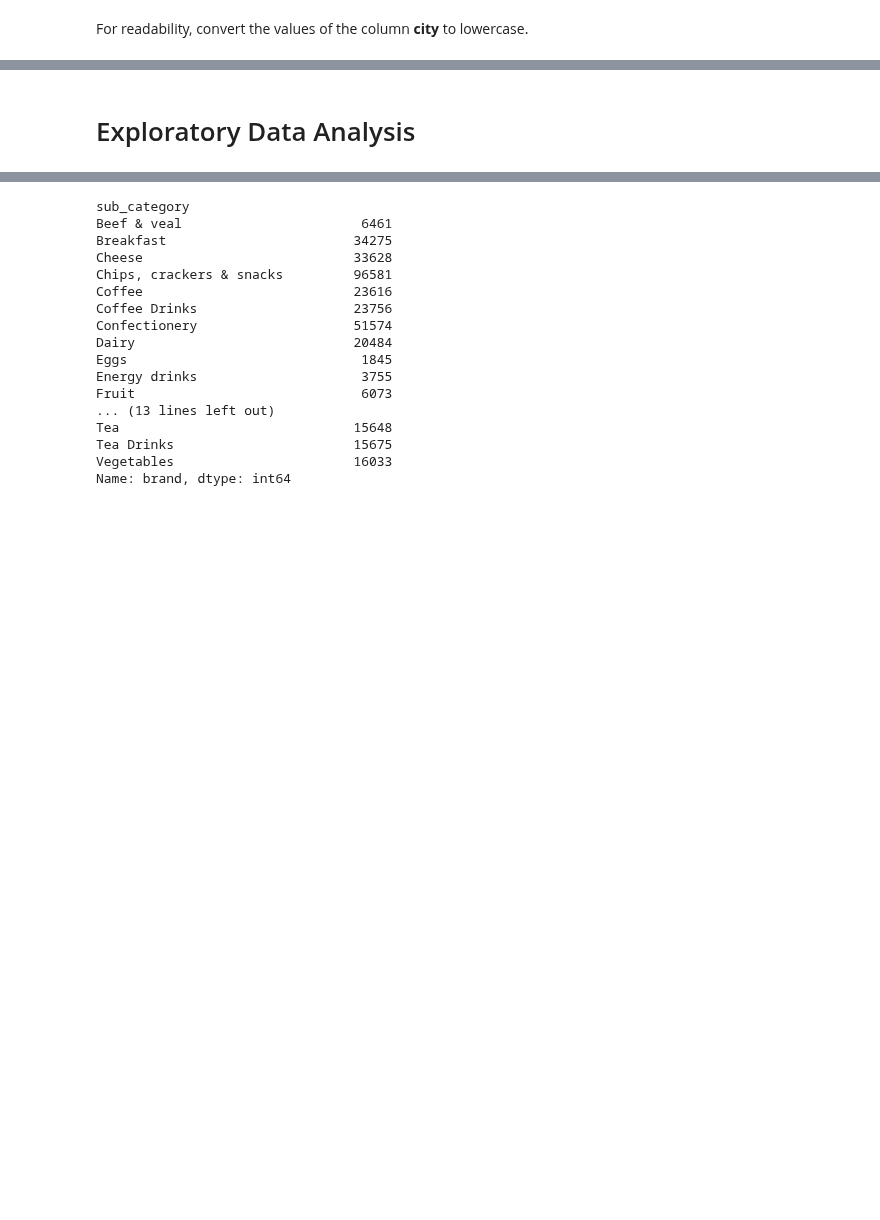
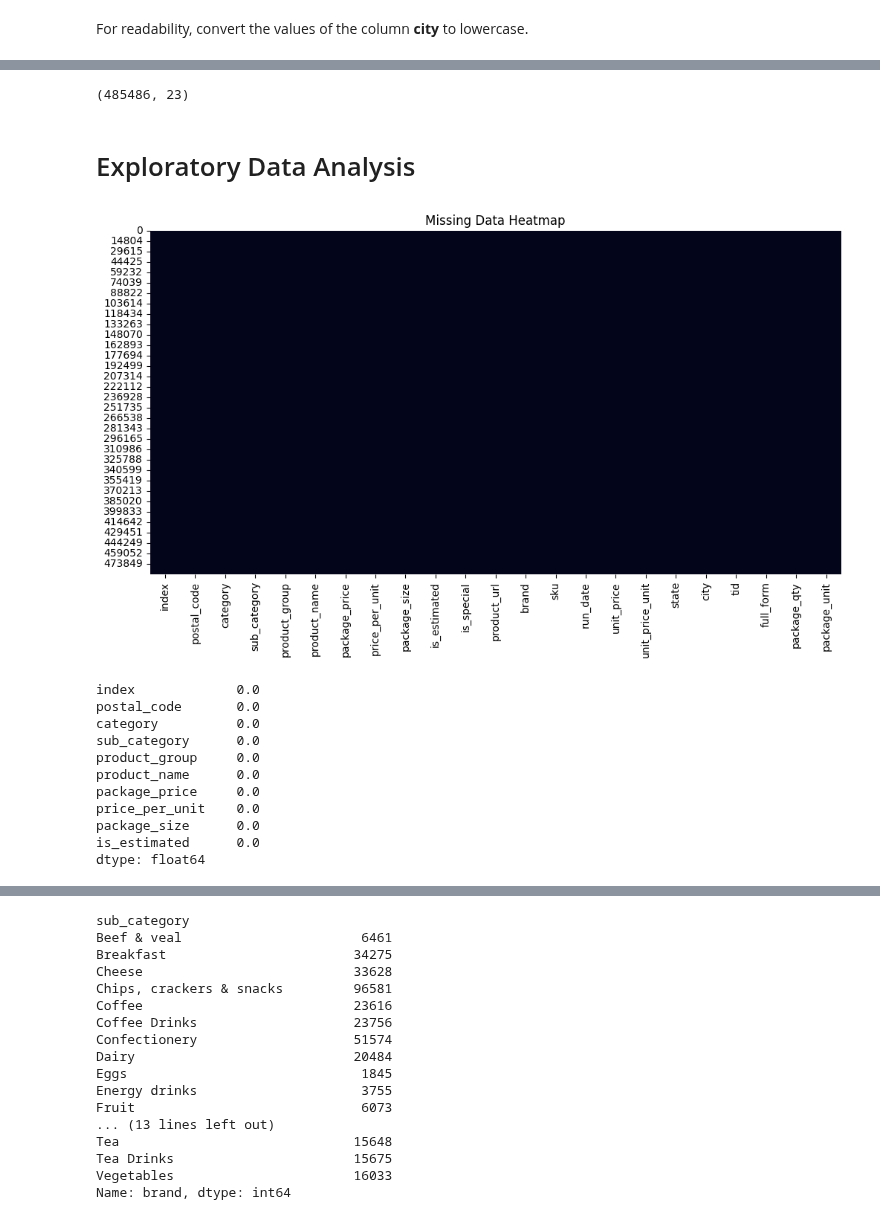
Before and after one commit to binayakhadka/grocery-retail-analytics, a Jupyter notebook: aus.ipynb, the cells around one changed output, grey strips where cells are left out. Saved outputs shown, nothing was run; the diff lists cells and outputs as text; code cells hidden in the pictures; blank space fills up the shorter version.

```diff
--- a/aus.ipynb
+++ b/aus.ipynb
@@ -340,2 +325,44 @@ Name: city, Length: 488640, dtype: object
+# %%
+# Convert RunDate to datetime
+df['run_date'] = pd.to_datetime(df['run_date'], errors='coerce')
+
+# Convert numeric columns
+numeric_cols = ['package_price', 'unit_price']
+df[numeric_cols] = df[numeric_cols].apply(pd.to_numeric, errors='coerce')
+# %%
+# Extract numeric value and unit (e.g., "1.2kg" -> 1.2, "kg")
+df[['package_qty', 'package_unit']] = df['package_size'].str.extract(r'([\d\.]+)\s*([A-Za-z]+)')
+df['package_qty'] = pd.to_numeric(df.package_qty, errors="coerce")
+# %%
+df.drop_duplicates(inplace=True)
+df.fillna({'Brand': 'Unknown', 'Package_price': df['package_price'].median()}, inplace=True)
+# %%
+df.dropna(inplace=True)
+# %%
+df.shape
+# %% [output]
+(485486, 23)
 # %% [markdown]
 # Exploratory Data Analysis #
+# %%
+# Missing value heatmap
+plt.figure(figsize=(12,6))
+sns.heatmap(df.isnull(), cbar=False)
+plt.title("Missing Data Heatmap")
+plt.show()
+
+# Summary of missingness (%)
+(df.isnull().mean()*100).round(2).sort_values(ascending=False).head(10)
+# %% [output]
+[figure, added]
+index             0.0
+postal_code       0.0
+category          0.0
+sub_category      0.0
+product_group     0.0
+product_name      0.0
+package_price     0.0
+price_per_unit    0.0
+package_size      0.0
+is_estimated      0.0
+dtype: float64
```
Also changed, not shown: parts of 17 cells of this notebook.
